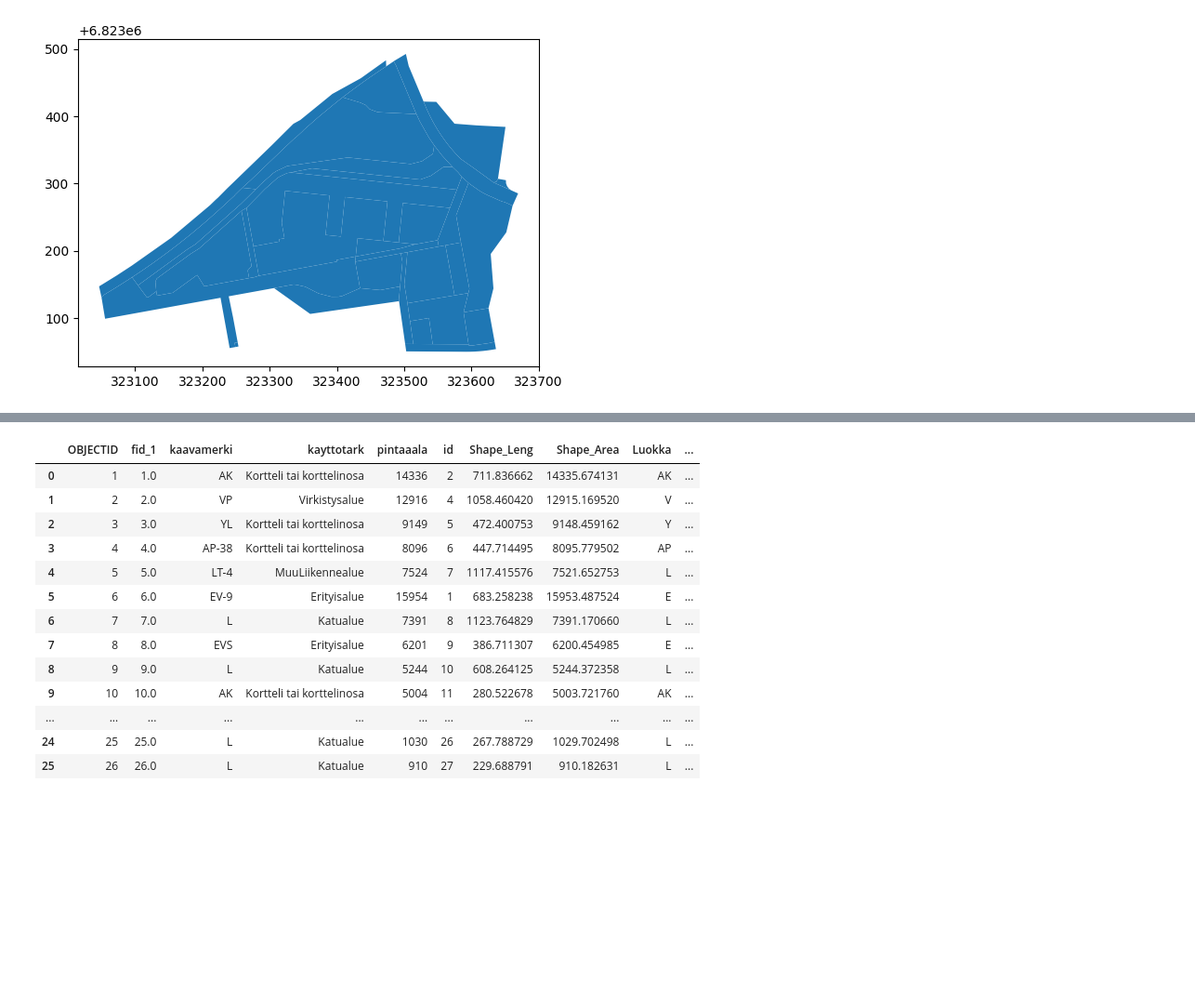
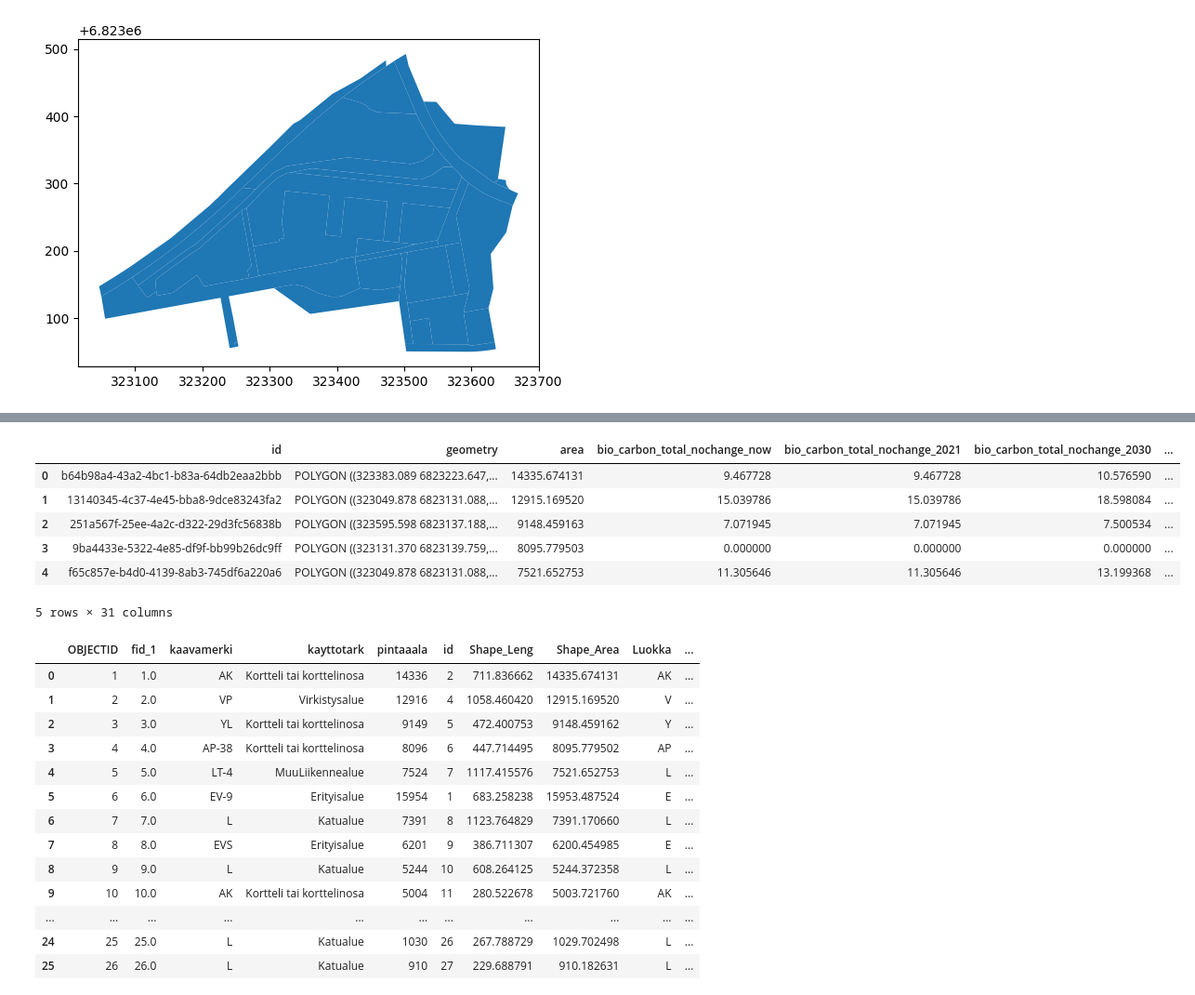
Before and after one commit to AvoinOrg/hiilikartta-data-service, a Jupyter notebook: notebooks/data.ipynb, the cells around one changed output, grey strips where cells are left out. Shown at 93% size. Saved outputs shown, nothing was run; the diff lists cells and outputs as text; code cells hidden in the pictures; blank space fills up the shorter version.

```diff
--- a/notebooks/data.ipynb
+++ b/notebooks/data.ipynb
@@ -319,0 +824,2 @@ async def get_ground_carbon(wkt: str, crs: str) -> xr.DataArray:
+# %%
+bio_carbon_rasts = await get_bio_carbon(wkt_list, crs=3067)
@@ -469,0 +1040,16 @@ def get_area_das(zone_df, ds):
+# %%
+sqm_to_ha = 1 / 10000
+
+for col in sum_cols:
+    new_col = col.replace("_total_", "_ha_")
+    calcs_df[new_col] = calcs_df[col] / (calcs_df["area"] * sqm_to_ha)
+# %%
+calcs_df.head()
+# %% [output]
+|  | id | geometry | area | bio_carbon_total_nochange_now | bio_carbon_total_nochange_2021 | bio_carbon_total_nochange_2030 | ... |
+| 0 | b64b98a4-43a2-4bc1-b83a-64db2eaa2bbb | POLYGON ((323383.089 6823223.647,... | 14335.674131 | 9.467728 | 9.467728 | 10.576590 | ... |
+| 1 | 13140345-4c37-4e45-bba8-9dce83243fa2 | POLYGON ((323049.878 6823131.088,... | 12915.169520 | 15.039786 | 15.039786 | 18.598084 | ... |
+| 2 | 251a567f-25ee-4a2c-d322-29d3fc56838b | POLYGON ((323595.598 6823137.188,... | 9148.459163 | 7.071945 | 7.071945 | 7.500534 | ... |
+| 3 | 9ba4433e-5322-4e85-df9f-bb99b26dc9ff | POLYGON ((323131.370 6823139.759,... | 8095.779503 | 0.000000 | 0.000000 | 0.000000 | ... |
+| 4 | f65c857e-b4d0-4139-8ab3-745df6a220a6 | POLYGON ((323049.878 6823131.088,... | 7521.652753 | 11.305646 | 11.305646 | 13.199368 | ... |
+5 rows × 31 columns
```
Also changed, not shown: parts of 66 cells of this notebook.
